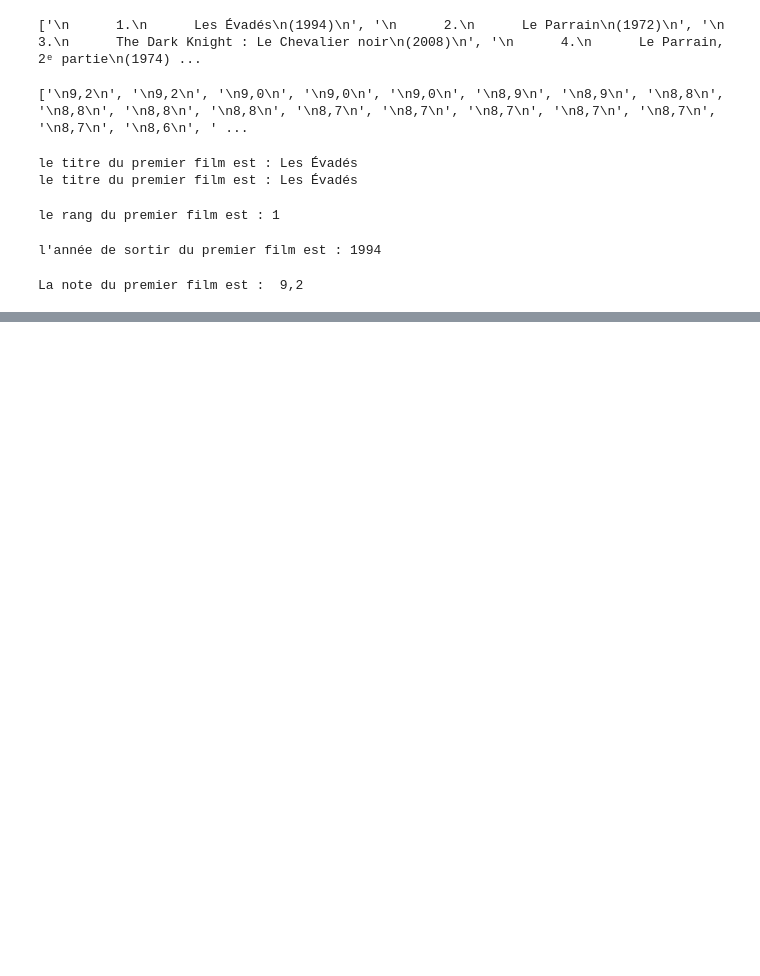
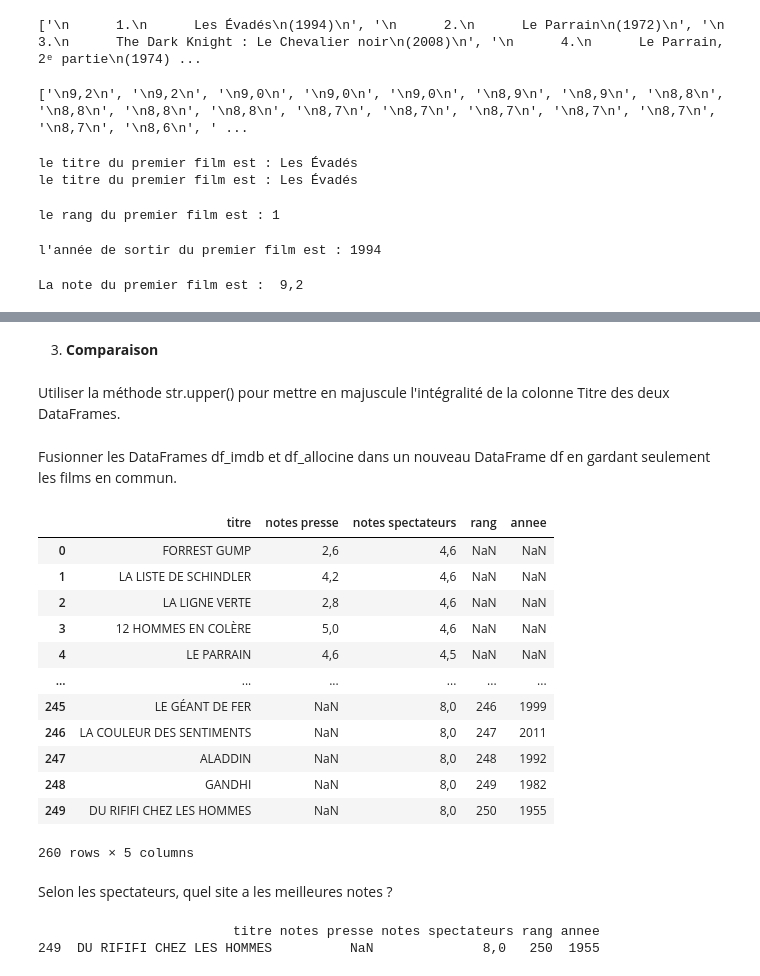
Before and after one commit to Doryane/Doryane, a Jupyter notebook: Exam_133_Webscarpping.ipynb, the cells around one changed output, grey strips where cells are left out. Saved outputs shown, nothing was run; the diff lists cells and outputs as text; code cells hidden in the pictures; blank space fills up the shorter version.

```diff
--- a/Exam_133_Webscarpping.ipynb
+++ b/Exam_133_Webscarpping.ipynb
@@ -132,0 +177,6 @@ df_imdb.head()
+# %%
+notes_allocine_presse_ = []
+notes_allocine_spectateurs_ = []
+for i in range(len(films)):
+  notes_allocine_presse_.append(notes_allocine_presse[i])
+  notes_allocine_spectateurs_.append(notes_allocine_spectateurs[i])
@@ -132,0 +206,4 @@ df_imdb.head()
+# %%
+# Récupérer tous les titres et les notes pour tous les films, dans un DataFrame df_allocine. Afficher les premières lignes.
+df_allocine = {'titre' : films, 'notes presse' : notes_allocine_presse_, 'notes spectateurs' : notes_allocine_spectateurs_}
+df_allocine = pd.DataFrame(data=df_allocine)
@@ -132,0 +219,29 @@ df_imdb.head()
+# %% [markdown]
+3. **Comparaison**
+# %% [markdown]
+Utiliser la méthode str.upper() pour mettre en majuscule l'intégralité de la colonne Titre des deux DataFrames.
+# %%
+df_allocine['titre'] = df_allocine['titre'].str.upper()
+df_imdb['titre'] = df_imdb['titre'].str.upper()
+# %% [markdown]
+Fusionner les DataFrames df_imdb et df_allocine dans un nouveau DataFrame df en gardant seulement les films en commun.
+# %%
+df = pd.concat([df_allocine,df_imdb])
+# %%
+df
+# %% [output]
+|  | titre | notes presse | notes spectateurs | rang | annee |
+| 0 | FORREST GUMP | 2,6 | 4,6 | NaN | NaN |
+| 1 | LA LISTE DE SCHINDLER | 4,2 | 4,6 | NaN | NaN |
+| 2 | LA LIGNE VERTE | 2,8 | 4,6 | NaN | NaN |
+| 3 | 12 HOMMES EN COLÈRE | 5,0 | 4,6 | NaN | NaN |
+| 4 | LE PARRAIN | 4,6 | 4,5 | NaN | NaN |
+| ... | ... | ... | ... | ... | ... |
+| 245 | LE GÉANT DE FER | NaN | 8,0 | 246 | 1999 |
+| 246 | LA COULEUR DES SENTIMENTS | NaN | 8,0 | 247 | 2011 |
+| 247 | ALADDIN | NaN | 8,0 | 248 | 1992 |
+| 248 | GANDHI | NaN | 8,0 | 249 | 1982 |
+| 249 | DU RIFIFI CHEZ LES HOMMES | NaN | 8,0 | 250 | 1955 |
+260 rows × 5 columns
+# %% [markdown]
+Selon les spectateurs, quel site a les meilleures notes ?
@@ -132,0 +250,5 @@ df_imdb.head()
+# %%
+print(df.head(1))
+# %% [output]
+                         titre notes presse notes spectateurs rang annee
+249  DU RIFIFI CHEZ LES HOMMES          NaN              8,0   250  1955
```
Also changed, not shown: parts of 19 cells of this notebook.
